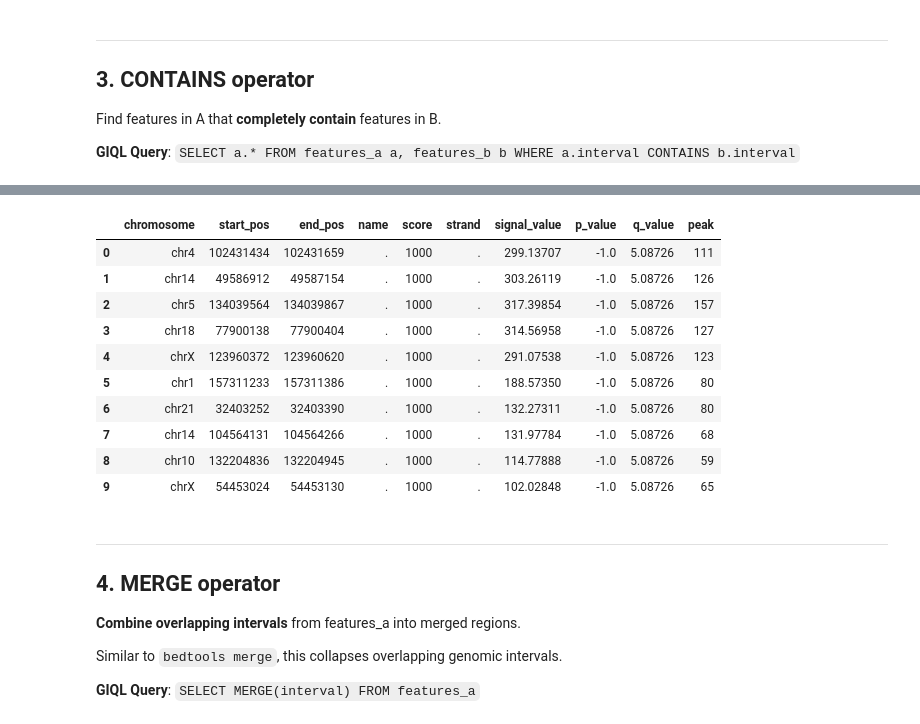
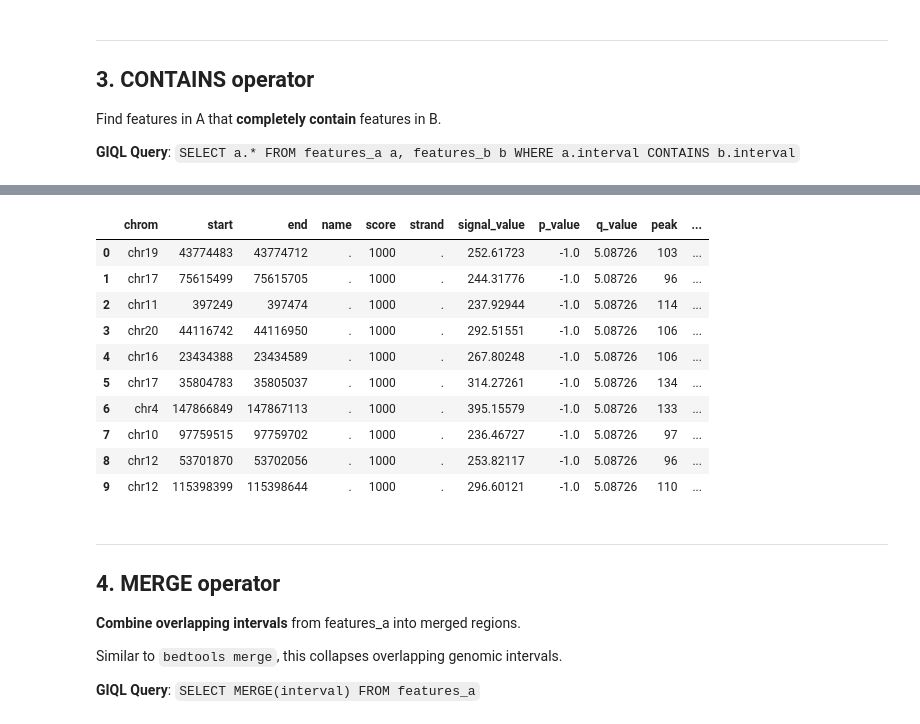
Before and after one commit to abdenlab/giql, a Jupyter notebook: demo.ipynb, the cells around one changed output, grey strips where cells are left out. Saved outputs shown, nothing was run; the diff lists cells and outputs as text; code cells hidden in the pictures.

```diff
--- a/demo.ipynb
+++ b/demo.ipynb
@@ -96,0 +23,23 @@ GIQL engine configured successfully
+# %%
+conn = duckdb.connect()
+
+# Load BED files with standard column names
+bed_columns = """columns={
+    'chrom': 'VARCHAR', 'start': 'INTEGER', 'end': 'INTEGER',
+    'name': 'VARCHAR', 'score': 'INTEGER', 'strand': 'VARCHAR',
+    'signal_value': 'DOUBLE', 'p_value': 'DOUBLE',
+    'q_value': 'DOUBLE', 'peak': 'INTEGER'
+}"""
+
+for table_name, file_path in [
+    ("features_a", ".ENCFF199YFA.bed"),
+    ("features_b", ".ENCFF205OKL.bed"),
+]:
+    conn.execute(f"""
+        CREATE TABLE {table_name} AS
+        SELECT * FROM read_csv('{file_path}', delim='\t', header=false, {bed_columns})
+    """)
+
+print("Features A:", conn.execute("SELECT COUNT(*) FROM features_a").fetchone()[0], "intervals")
+print("Features B:", conn.execute("SELECT COUNT(*) FROM features_b").fetchone()[0], "intervals")
+conn.execute("SELECT * FROM features_a LIMIT 5").fetchdf()
@@ -276,27 +216,19 @@ Find features in A that **completely contain** features in B.
 
 **GIQL Query**: `SELECT a.* FROM features_a a, features_b b WHERE a.interval CONTAINS b.interval`
 # %%
-# Define GIQL query
 giql_query = """
-    SELECT DISTINCT a.*
+    SELECT DISTINCT a.*, b.*
     FROM features_a a, features_b b
-    WHERE a.interval CONTAINS b.interval
+    WHERE a.interval WITHIN b.interval
 """
 
-# Transpile to SQL
-sql = engine.transpile(giql_query)
+sql = transpile(giql_query, tables=["features_a", "features_b"])
 print("Transpiled SQL:")
-print(
-    sqlparse.format(
-        sql, reindent=True, keyword_case="upper", indent_columns=True, indent_width=2
-    )
-)
+print(sqlglot.transpile(sql, pretty=True)[0])
 print("\n" + "=" * 80 + "\n")
 
-# Execute with DuckDB via GIQL engine
-cursor = engine.conn.execute(sql)
-result = cursor.df()  # Get result as pandas DataFrame
-print(f"Result: {len(result)} intervals from A that contain B")
+result = conn.execute(sql).fetchdf()
+print(f"Result: {len(result)} intervals from A contained within B")
 result.head(10)
 # %% [output]
 Transpiled SQL:
@@ -314,14 +247,14 @@ Result: 4917 intervals from A that contain B
-|  | chromosome | start_pos | end_pos | name | score | strand | signal_value | p_value | q_value | peak |
-| 0 | chr4 | 102431434 | 102431659 | . | 1000 | . | 299.13707 | -1.0 | 5.08726 | 111 |
-| 1 | chr14 | 49586912 | 49587154 | . | 1000 | . | 303.26119 | -1.0 | 5.08726 | 126 |
-| 2 | chr5 | 134039564 | 134039867 | . | 1000 | . | 317.39854 | -1.0 | 5.08726 | 157 |
-| 3 | chr18 | 77900138 | 77900404 | . | 1000 | . | 314.56958 | -1.0 | 5.08726 | 127 |
-| 4 | chrX | 123960372 | 123960620 | . | 1000 | . | 291.07538 | -1.0 | 5.08726 | 123 |
-| 5 | chr1 | 157311233 | 157311386 | . | 1000 | . | 188.57350 | -1.0 | 5.08726 | 80 |
-| 6 | chr21 | 32403252 | 32403390 | . | 1000 | . | 132.27311 | -1.0 | 5.08726 | 80 |
-| 7 | chr14 | 104564131 | 104564266 | . | 1000 | . | 131.97784 | -1.0 | 5.08726 | 68 |
-| 8 | chr10 | 132204836 | 132204945 | . | 1000 | . | 114.77888 | -1.0 | 5.08726 | 59 |
-| 9 | chrX | 54453024 | 54453130 | . | 1000 | . | 102.02848 | -1.0 | 5.08726 | 65 |
+|  | chrom | start | end | name | score | strand | signal_value | p_value | q_value | peak | ... |
+| 0 | chr19 | 43774483 | 43774712 | . | 1000 | . | 252.61723 | -1.0 | 5.08726 | 103 | ... |
+| 1 | chr17 | 75615499 | 75615705 | . | 1000 | . | 244.31776 | -1.0 | 5.08726 | 96 | ... |
+| 2 | chr11 | 397249 | 397474 | . | 1000 | . | 237.92944 | -1.0 | 5.08726 | 114 | ... |
+| 3 | chr20 | 44116742 | 44116950 | . | 1000 | . | 292.51551 | -1.0 | 5.08726 | 106 | ... |
+| 4 | chr16 | 23434388 | 23434589 | . | 1000 | . | 267.80248 | -1.0 | 5.08726 | 106 | ... |
+| 5 | chr17 | 35804783 | 35805037 | . | 1000 | . | 314.27261 | -1.0 | 5.08726 | 134 | ... |
+| 6 | chr4 | 147866849 | 147867113 | . | 1000 | . | 395.15579 | -1.0 | 5.08726 | 133 | ... |
+| 7 | chr10 | 97759515 | 97759702 | . | 1000 | . | 236.46727 | -1.0 | 5.08726 | 97 | ... |
+| 8 | chr12 | 53701870 | 53702056 | . | 1000 | . | 253.82117 | -1.0 | 5.08726 | 96 | ... |
+| 9 | chr12 | 115398399 | 115398644 | . | 1000 | . | 296.60121 | -1.0 | 5.08726 | 110 | ... |
 # %% [markdown]
 ---
 
```
Also changed, not shown: parts of 34 cells of this notebook.
